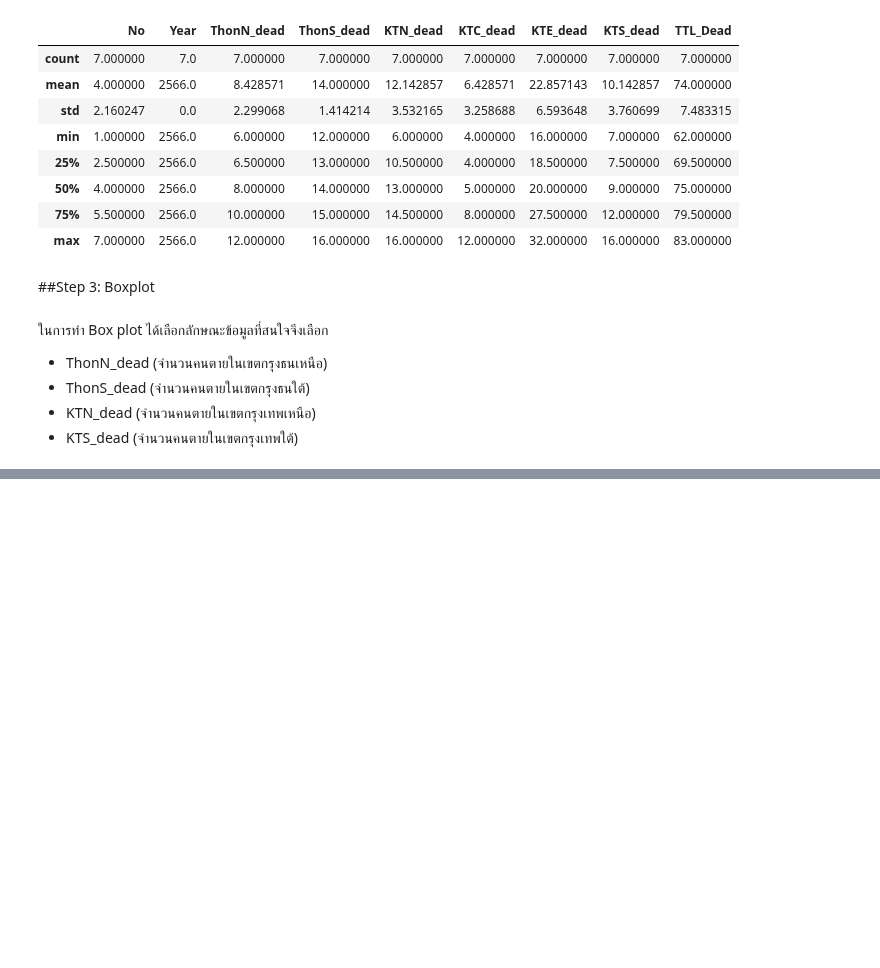
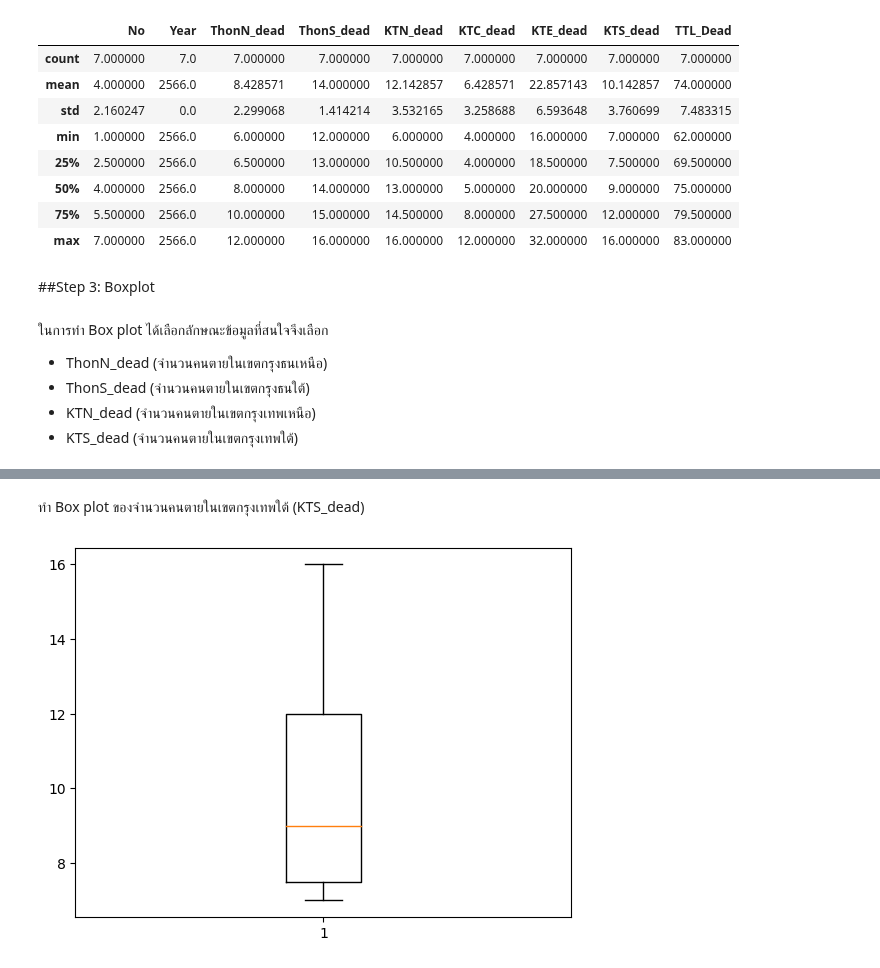
Before and after one commit to Jaomiew/DPDM2023, a Jupyter notebook: Data102(Chapter2).ipynb, the cells around one changed output, grey strips where cells are left out. Cells and saved outputs as stored; diff of their text form; code cells hidden in the pictures; blank space fills up the shorter version.

```diff
--- a/Data102(Chapter2).ipynb
+++ b/Data102(Chapter2).ipynb
@@ -527,0 +634,6 @@ table_ex.describe()
+# %% [markdown]
+ทำ Box plot ของจำนวนคนตายในเขตกรุงเทพใต้ (KTS_dead)
+# %%
+KTS_dead = plt.boxplot(table_ex['KTS_dead']);
+# %% [output]
+[figure, added]
```
Also changed, not shown: parts of 36 cells of this notebook.
